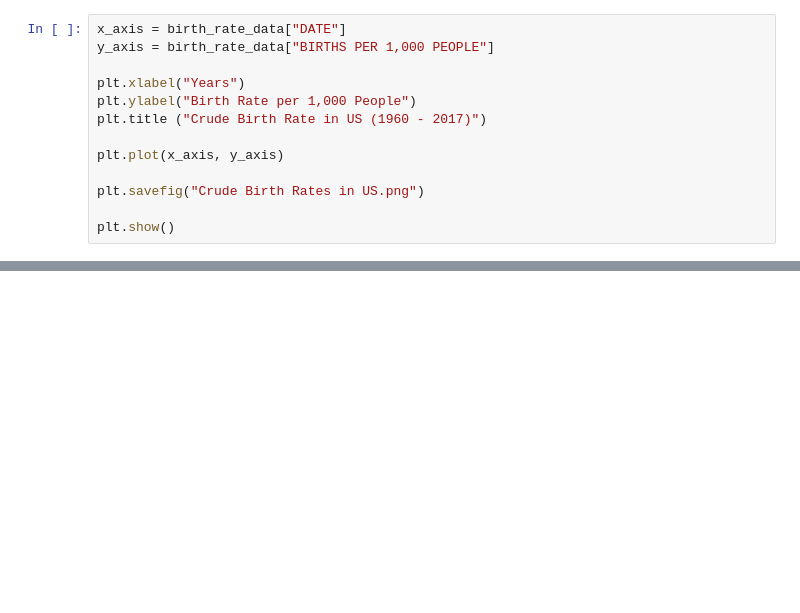
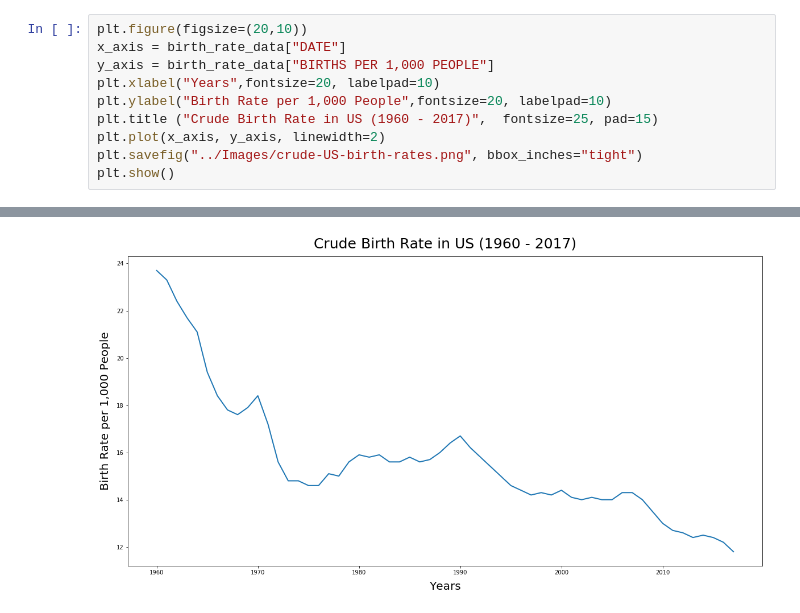
Before and after one commit to kathleeng77/Open-Source-Project-1, a Jupyter notebook: analysis/crude-birth-rate-analysis.ipynb, the cells around one changed output, grey strips where cells are left out. Cells and saved outputs as stored; diff of their text form; blank space fills up the shorter version.

```diff
--- a/analysis/crude-birth-rate-analysis.ipynb
+++ b/analysis/crude-birth-rate-analysis.ipynb
@@ -27,14 +15,11 @@ birth_rate_data
 # %%
+plt.figure(figsize=(20,10))
 x_axis = birth_rate_data["DATE"]
 y_axis = birth_rate_data["BIRTHS PER 1,000 PEOPLE"]
-
-plt.xlabel("Years")
-plt.ylabel("Birth Rate per 1,000 People")
-plt.title ("Crude Birth Rate in US (1960 - 2017)")
-
-plt.plot(x_axis, y_axis)
-
-plt.savefig("Crude Birth Rates in US.png")
-
+plt.xlabel("Years",fontsize=20, labelpad=10)
+plt.ylabel("Birth Rate per 1,000 People",fontsize=20, labelpad=10)
+plt.title ("Crude Birth Rate in US (1960 - 2017)",  fontsize=25, pad=15)
+plt.plot(x_axis, y_axis, linewidth=2)
+plt.savefig("../Images/crude-US-birth-rates.png", bbox_inches="tight")
 plt.show()
 # %% [output]
@@ -42,0 +26 @@ plt.show()
+[figure, added]
```
Also changed, not shown: parts of 3 cells of this notebook, 14 other files.
